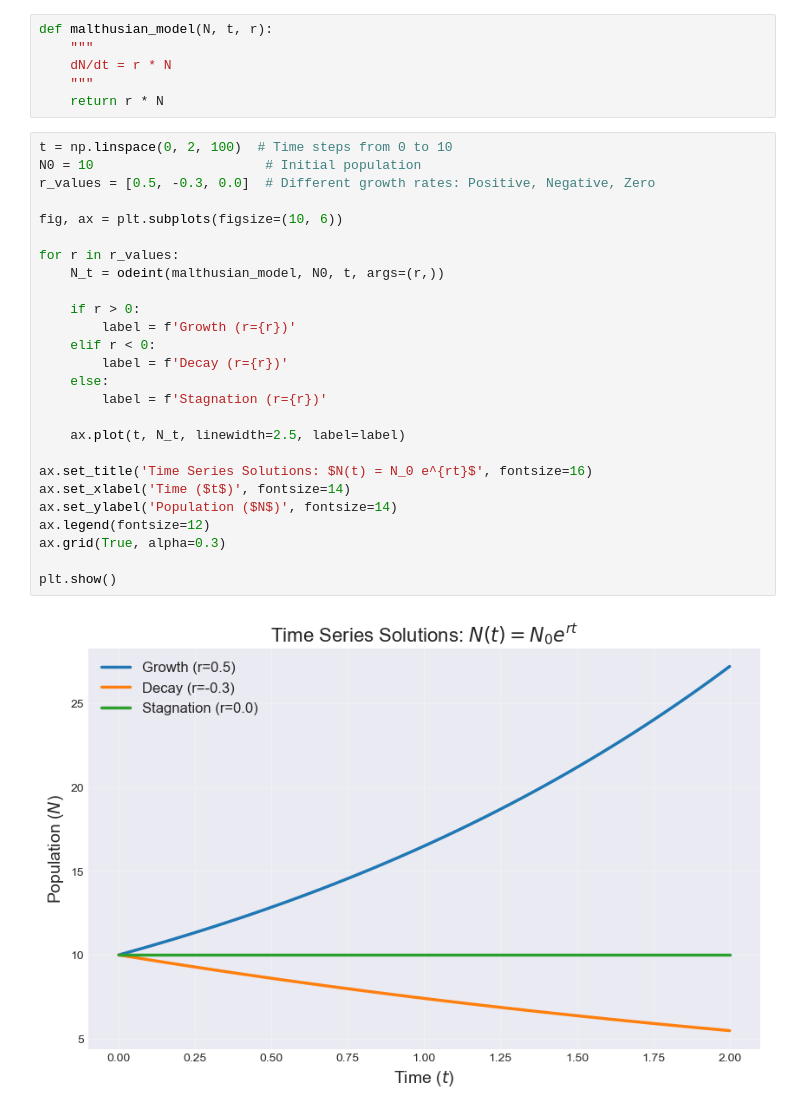
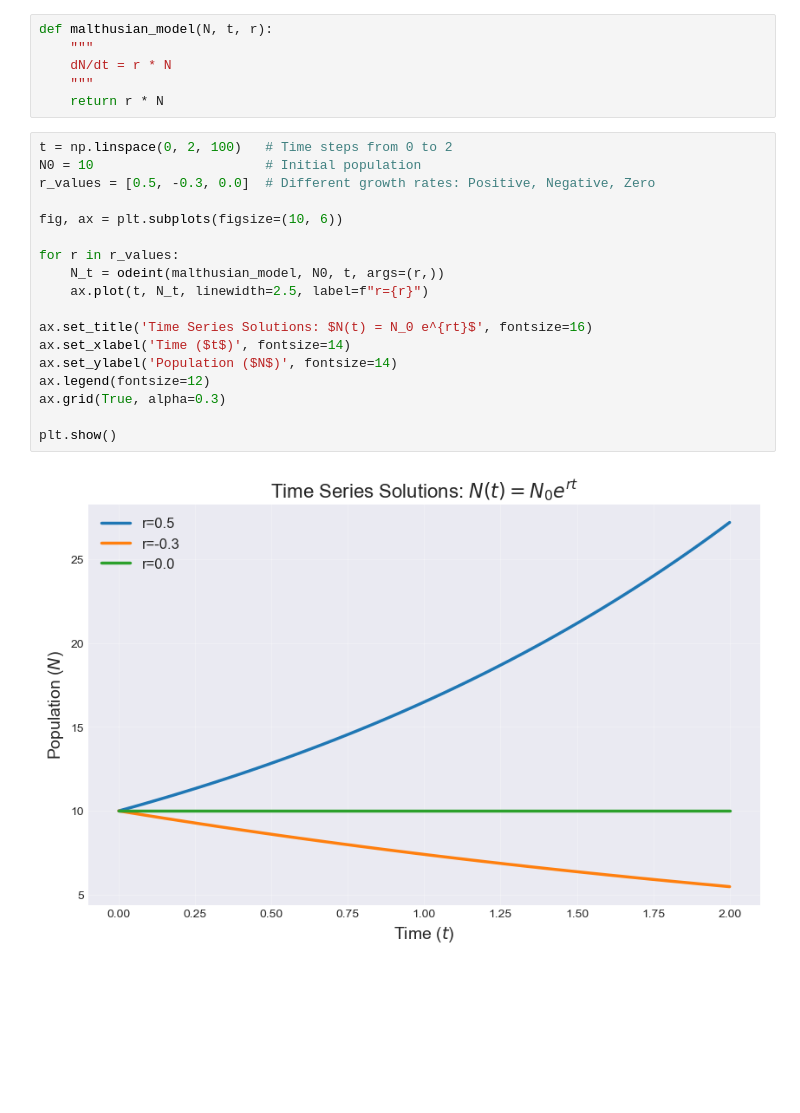
Before and after one commit to musabbirsammak/biological-modelling-with-python, a Jupyter notebook: 1-Malthusian-Growth.ipynb, the cells around one changed output. Drawn from its saved outputs; the diff is of its cells as text; blank space fills up the shorter version.

```diff
--- a/1-Malthusian-Growth.ipynb
+++ b/1-Malthusian-Growth.ipynb
@@ -39,30 +39,22 @@ def malthusian_model(N, t, r):
     """
     return r * N
 # %%
-t = np.linspace(0, 2, 100)  # Time steps from 0 to 10
+t = np.linspace(0, 2, 100)   # Time steps from 0 to 2
 N0 = 10                      # Initial population
 r_values = [0.5, -0.3, 0.0]  # Different growth rates: Positive, Negative, Zero
 
 fig, ax = plt.subplots(figsize=(10, 6))
 
 for r in r_values:
     N_t = odeint(malthusian_model, N0, t, args=(r,))
-
-    if r > 0:
-        label = f'Growth (r={r})'
-    elif r < 0:
-        label = f'Decay (r={r})'
-    else:
-        label = f'Stagnation (r={r})'
-
-    ax.plot(t, N_t, linewidth=2.5, label=label)
+    ax.plot(t, N_t, linewidth=2.5, label=f"r={r}")
 
 ax.set_title('Time Series Solutions: $N(t) = N_0 e^{rt}$', fontsize=16)
 ax.set_xlabel('Time ($t$)', fontsize=14)
 ax.set_ylabel('Population ($N$)', fontsize=14)
 ax.legend(fontsize=12)
 ax.grid(True, alpha=0.3)
 
 plt.show()
 # %% [output]
-[figure, old version]
+[figure, new version]
```
Also changed, not shown: parts of 5 cells of this notebook.
